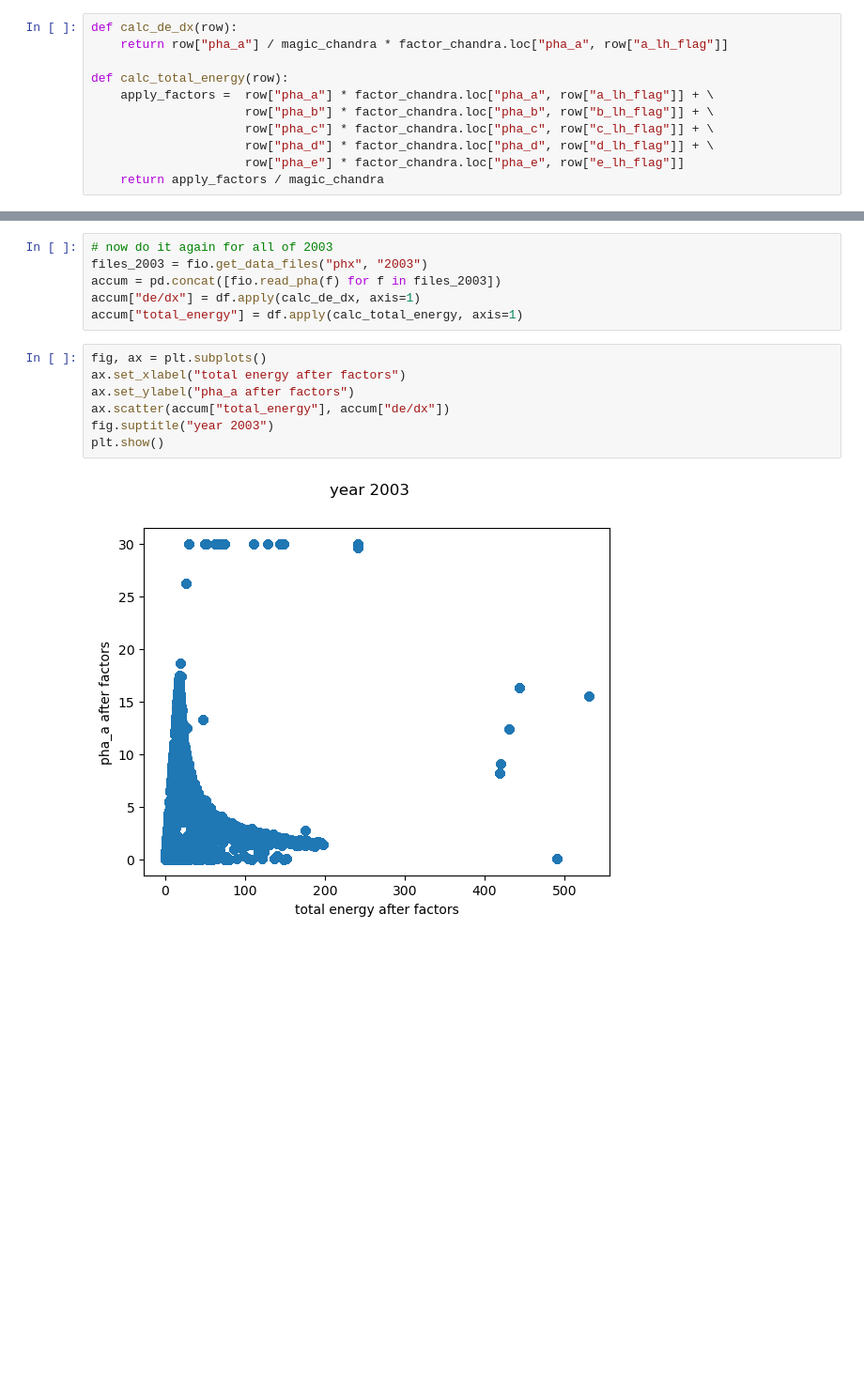
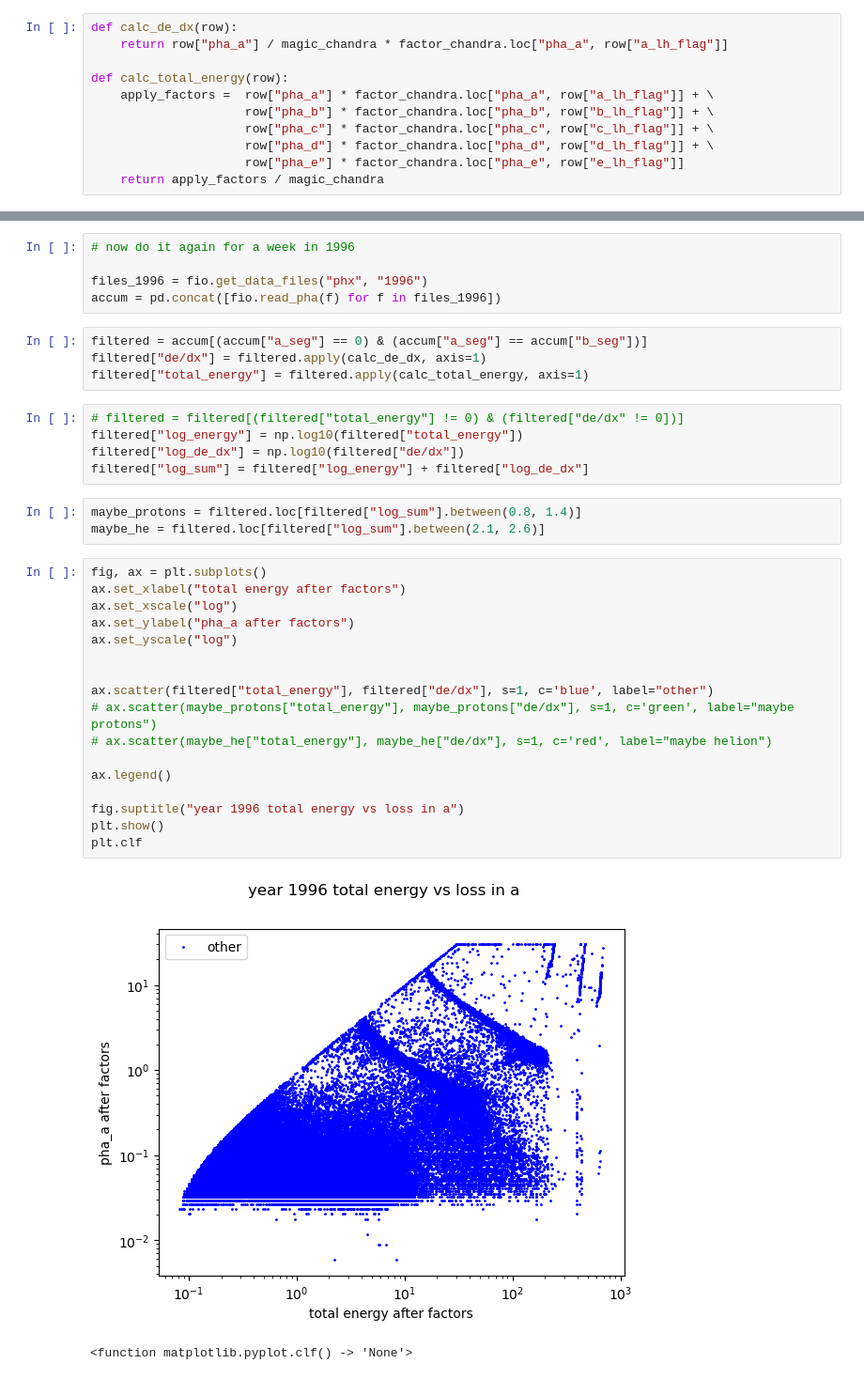
Before and after one commit to charliehuang888/ephin-predict, a Jupyter notebook: nb/particle_energy.ipynb, the cells around one changed output, grey strips where cells are left out. Shown at 94% size. Cells and saved outputs as stored; diff of their text form; blank space fills up the shorter version.

Commit message:
plotting adjustments

```diff
--- a/nb/particle_energy.ipynb
+++ b/nb/particle_energy.ipynb
@@ -57,15 +66,37 @@ plt.show()
+# %%
+# now do it again for a week in 1996
+
+files_1996 = fio.get_data_files("phx", "1996")
+accum = pd.concat([fio.read_pha(f) for f in files_1996])
 # %%
-# now do it again for all of 2003
-files_2003 = fio.get_data_files("phx", "2003")
-accum = pd.concat([fio.read_pha(f) for f in files_2003])
-accum["de/dx"] = df.apply(calc_de_dx, axis=1)
-accum["total_energy"] = df.apply(calc_total_energy, axis=1)
+filtered = accum[(accum["a_seg"] == 0) & (accum["a_seg"] == accum["b_seg"])]
+filtered["de/dx"] = filtered.apply(calc_de_dx, axis=1)
+filtered["total_energy"] = filtered.apply(calc_total_energy, axis=1)
+# %%
+# filtered = filtered[(filtered["total_energy"] != 0) & (filtered["de/dx" != 0])]
+filtered["log_energy"] = np.log10(filtered["total_energy"])
+filtered["log_de_dx"] = np.log10(filtered["de/dx"])
+filtered["log_sum"] = filtered["log_energy"] + filtered["log_de_dx"]
+# %%
+maybe_protons = filtered.loc[filtered["log_sum"].between(0.8, 1.4)]
+maybe_he = filtered.loc[filtered["log_sum"].between(2.1, 2.6)]
 # %%
 fig, ax = plt.subplots()
 ax.set_xlabel("total energy after factors")
+ax.set_xscale("log")
 ax.set_ylabel("pha_a after factors")
-ax.scatter(accum["total_energy"], accum["de/dx"])
-fig.suptitle("year 2003")
+ax.set_yscale("log")
+
+
+ax.scatter(filtered["total_energy"], filtered["de/dx"], s=1, c='blue', label="other")
+# ax.scatter(maybe_protons["total_energy"], maybe_protons["de/dx"], s=1, c='green', label="maybe protons")
+# ax.scatter(maybe_he["total_energy"], maybe_he["de/dx"], s=1, c='red', label="maybe helion")
+
+ax.legend()
+
+fig.suptitle("year 1996 total energy vs loss in a")
 plt.show()
+plt.clf
 # %% [output]
-[figure, old version]
+[figure, new version]
+<function matplotlib.pyplot.clf() -> 'None'>
```
Also changed, not shown: parts of 3 cells of this notebook.
